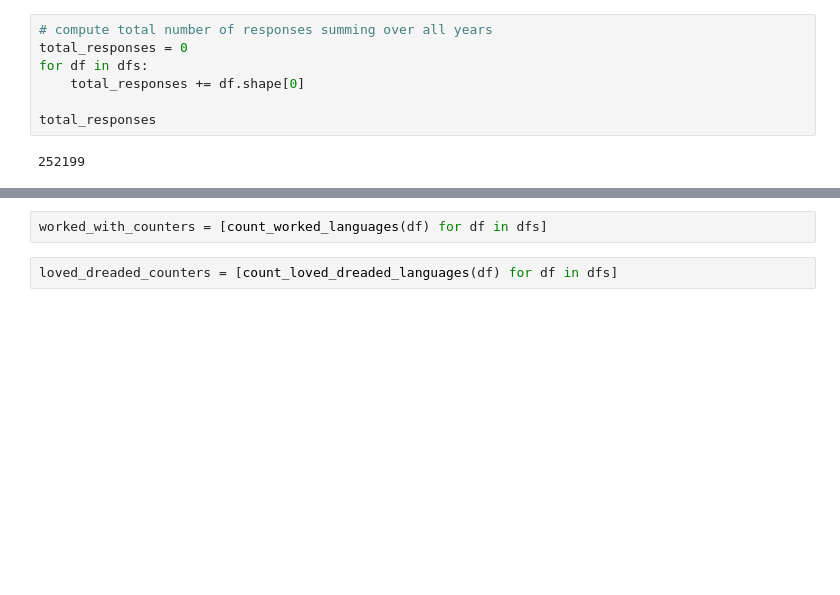
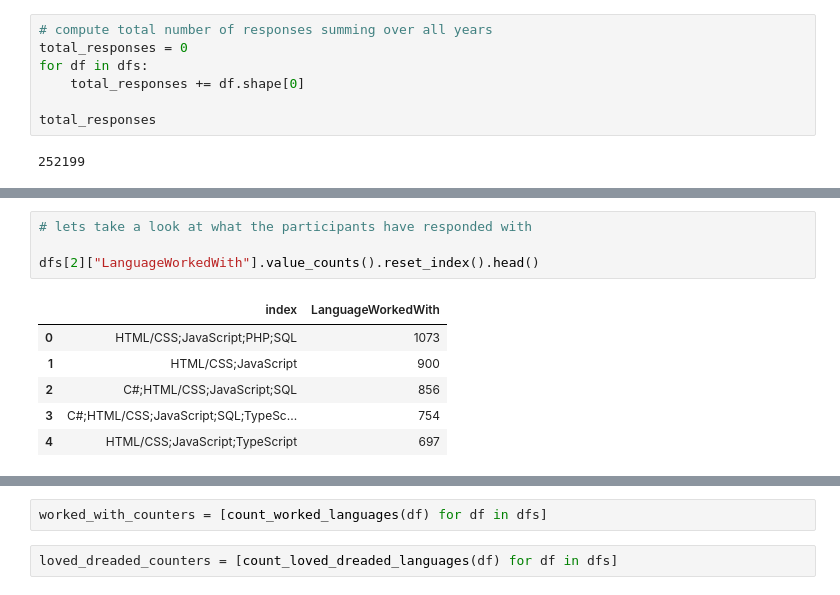
Before and after one commit to sk364/SO-data-analysis, a Jupyter notebook: Language Analysis.ipynb, the cells around one changed output, grey strips where cells are left out. Cells and saved outputs as stored; diff of their text form; blank space fills up the shorter version.

```diff
--- a/Language Analysis.ipynb
+++ b/Language Analysis.ipynb
@@ -34,0 +58,11 @@ First, we will find out the count of languages worked with and which are loved a
+# %%
+# lets take a look at what the participants have responded with
+
+dfs[2]["LanguageWorkedWith"].value_counts().reset_index().head()
+# %% [output]
+|  | index | LanguageWorkedWith |
+| 0 | HTML/CSS;JavaScript;PHP;SQL | 1073 |
+| 1 | HTML/CSS;JavaScript | 900 |
+| 2 | C#;HTML/CSS;JavaScript;SQL | 856 |
+| 3 | C#;HTML/CSS;JavaScript;SQL;TypeSc... | 754 |
+| 4 | HTML/CSS;JavaScript;TypeScript | 697 |
```
Also changed, not shown: parts of 35 cells of this notebook.
